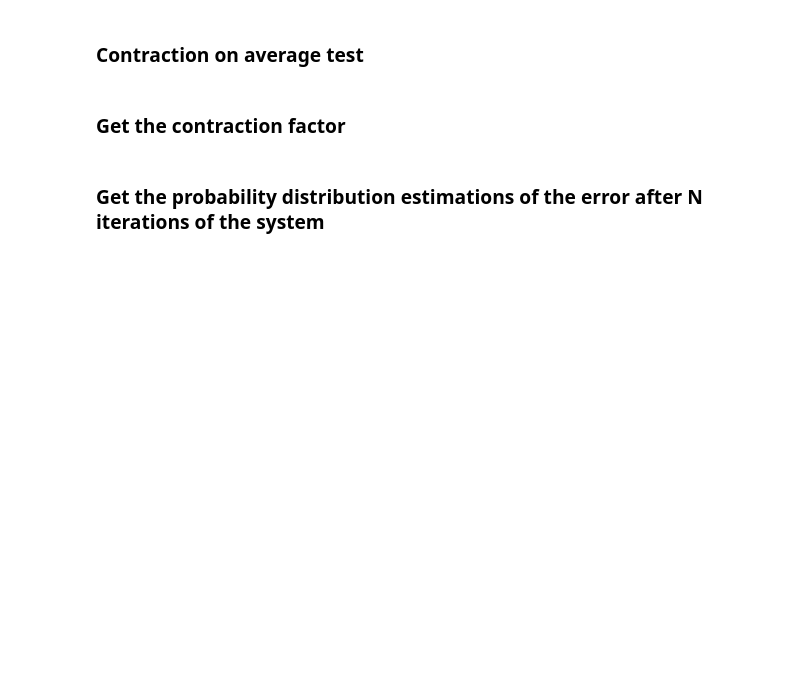
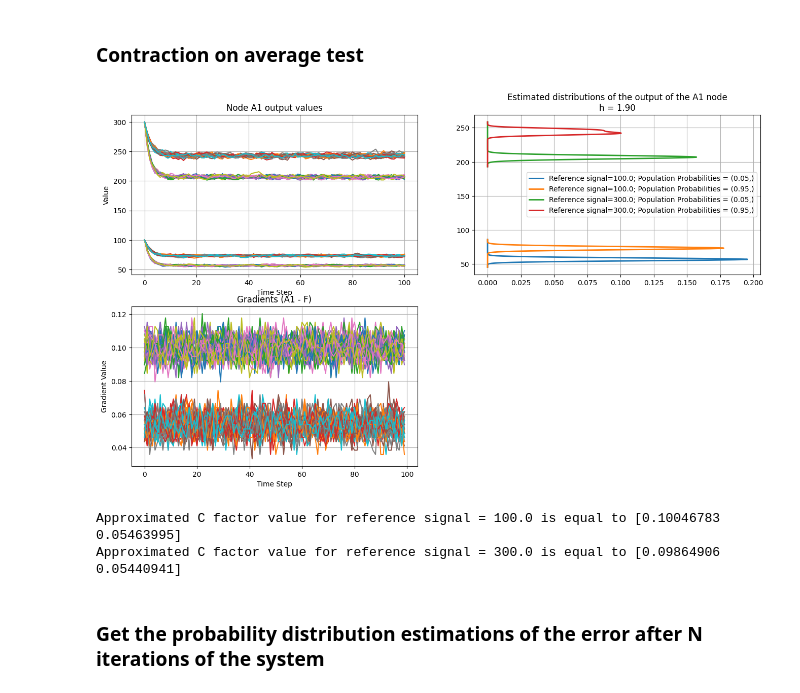
Before and after one commit to humancompatible/interconnect, a Jupyter notebook: examples/basic_simulation_ReLU.ipynb, the cells around one changed output. Saved outputs shown, nothing was run; the diff lists cells and outputs as text; code cells hidden in the pictures; blank space fills up the shorter version.

```diff
--- a/examples/basic_simulation_ReLU.ipynb
+++ b/examples/basic_simulation_ReLU.ipynb
@@ -154,7 +154,7 @@ The start node, where the process begins, and the checkpoint node, where an iter
 # %%
 from humancompatible.interconnect.simulators.simulation import Simulation
 class Sim(Simulation):
-    def __init__(self, reference_signal=8.0):
+    def __init__(self, reference_signal=8.0, weights=None):
         super().__init__()
 
         refsig = ReferenceSignal(name="r")
@@ -189,9 +189,10 @@ class Sim(Simulation):
         # self.system.set_optimizer(optimizer)
 
         # Load controller logic
-        cont.logic.load_state_dict(torch.load("../../interconnect/examples/weights/weights_basic_RELU.pth"))
+        if weights is not None:
+            cont.logic.load_state_dict(torch.load(weights))
 
-sim = Sim(reference_signal=20.0)
+sim = Sim(reference_signal=20.0, weights="./weights/weights_basic_RELU.pth")
 # %% [markdown]
 ### Rendering the system graph
 
@@ -236,7 +245,16 @@ sim.plot.runtimes()
 # %%
 from tests.contractionTests.contraction_test import get_factor_from_list
 import numpy as np
+# eps = 0.05
+# r = get_factor_from_list(reference_signals=np.array([-200, 200]), agent_probs=np.array([[eps, 1.0 - eps], [eps, 1.0 - eps]]), it=200, show_node_outputs_plot="A1", sim_class=Sim, inputs_node="A1", outputs_node="F")
+
 eps = 0.05
-r = get_factor_from_list(reference_signals=np.array([-200, 200]), agent_probs=np.array([[eps, 1.0 - eps], [eps, 1.0 - eps]]), it=200, show_node_outputs_plot="A1", sim_class=Sim, inputs_node="A1", outputs_node="F")
+reference_signals = np.array([100.0, 300.0])
+
+C = get_factor_from_list(reference_signals=reference_signals, agent_probs=np.array([[eps, 1-eps]]), sim_class=Sim, it=100, trials=20, weights="./weights/weights_basic_ReLU.pth", node_outputs_plot="A1", show_distributions_plot=True, show_distributions_histograms_plot=False)
+for i in range(len(reference_signals)):
+    print(f"Approximated C factor value for reference signal = {reference_signals[i]} is equal to {C[i]}")
+# %% [output]
+[figure, added]
+Approximated C factor value for reference signal = 100.0 is equal to [0.10046783 0.05463995]
+Approximated C factor value for reference signal = 300.0 is equal to [0.09864906 0.05440941]
-# %% [markdown]
-### Get the contraction factor
```
Also changed, not shown: parts of 7 cells of this notebook, 2 other files.
